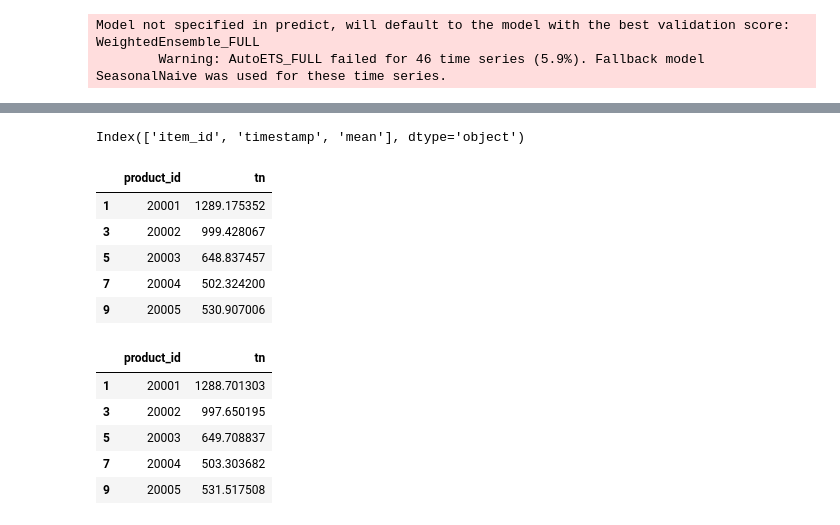
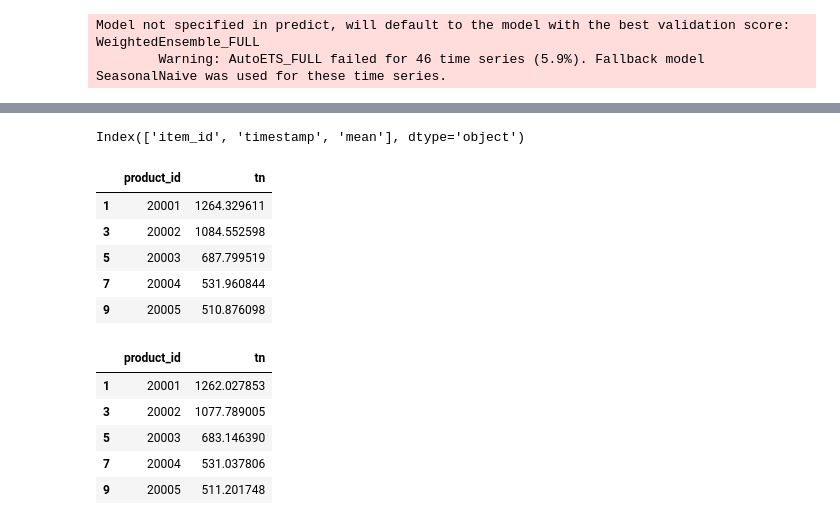
Before and after one commit to lgosende/labo3-2025r, a Jupyter notebook: scripts/02_autoluon_duckdb.ipynb, the cells around one changed output, grey strips where cells are left out. Drawn from its saved outputs; the diff is of its cells as text; code cells hidden in the pictures.

```diff
--- a/scripts/02_autoluon_duckdb.ipynb
+++ b/scripts/02_autoluon_duckdb.ipynb
@@ -175,7 +175,7 @@ predictor = TimeSeriesPredictor(
     prediction_length=2,
     target='tn',
     freq='MS',  # Frecuencia mensual (Month Start),
-    eval_metric='MAE',
+    #eval_metric='MAE',
     quantile_levels=[0.1, 0.2, 0.3, 0.4, 0.5, 0.6, 0.7, 0.8, 0.9],
     cache_predictions=True,
 
@@ -271,39 +269,39 @@ Index(['item_id', 'timestamp', '0.4'], dtype='object')
 # El código toma las predicciones generadas por AutoGluon (almacenadas en el objeto forecast)
 # y extrae únicamente la predicción media ('mean') para cada producto (item_id) en febrero 2020.
 
 # 1. Convierte el índice de forecast['mean'] en columnas normales con reset_index().
 # 2. Filtra solo las filas donde la columna 'timestamp' es igual a '2020-02-01' (febrero 2020).
 # 3. Selecciona solo las columnas 'item_id' y 'mean', que corresponden al identificador del producto y la predicción de toneladas.
 # 4. Renombra las columnas a 'product_id' y 'tn' para que sean más descriptivas y compatibles con el resto del flujo de trabajo.
 
 # Así, el DataFrame resultado contiene la predicción de ventas (en toneladas) para cada producto en febrero 2020, listo para guardar o analizar.
 # Extraer predicción media y filtrar febrero 2020
 forecast_mean = forecast['mean'].reset_index()
 print(forecast_mean.columns)
 
 # Tomar solo item_id y la predicción 'mean'
 resultado = forecast['mean'].reset_index()[['item_id', 'mean']]
 resultado.columns = ['product_id', 'tn']
 
 # Filtrar solo febrero 2020
 resultado = forecast['mean'].reset_index()
 resultado = resultado[resultado['timestamp'] == '2020-02-01']
 
 # Renombrar columnas
 resultado = resultado[['item_id', 'mean']]
 resultado.columns = ['product_id', 'tn']
 
 # 💾 7. Guardar archivo
-resultado.to_csv("../output/autogluon/predicciones_auto_numeric_MAE_val3_RF_Q10_mean.csv", index=False)
+resultado.to_csv("../output/autogluon/predicciones_auto_numeric_WQL_val3_RF_Q10_mean.csv", index=False)
 resultado.head()
 # %% [output]
 Index(['item_id', 'timestamp', 'mean'], dtype='object')
 |  | product_id | tn |
-| 1 | 20001 | 1289.175352 |
-| 3 | 20002 | 999.428067 |
-| 5 | 20003 | 648.837457 |
-| 7 | 20004 | 502.324200 |
-| 9 | 20005 | 530.907006 |
+| 1 | 20001 | 1264.329611 |
+| 3 | 20002 | 1084.552598 |
+| 5 | 20003 | 687.799519 |
+| 7 | 20004 | 531.960844 |
+| 9 | 20005 | 510.876098 |
 # %%
 #ensemble de quantiles, mas peso al 05.
 #forecast_04 = forecast['0.4'].reset_index()
@@ -321,12 +319,12 @@ resultado_ensemble = merged_forecast[merged_forecast['timestamp'] == '2020-02-01
 resultado_ensemble = resultado_ensemble[['item_id', 'ensemble']]
 resultado_ensemble.columns = ['product_id', 'tn']
 
-resultado_ensemble.to_csv("../output/autogluon/predicciones_auto_numeric_MAE_val3_RF_Q10_ensamble.csv", index=False)
+resultado_ensemble.to_csv("../output/autogluon/predicciones_auto_numeric_WQL_val3_RF_Q10_ensamble.csv", index=False)
 resultado_ensemble.head()
 # %% [output]
 |  | product_id | tn |
-| 1 | 20001 | 1288.701303 |
-| 3 | 20002 | 997.650195 |
-| 5 | 20003 | 649.708837 |
-| 7 | 20004 | 503.303682 |
-| 9 | 20005 | 531.517508 |
+| 1 | 20001 | 1262.027853 |
+| 3 | 20002 | 1077.789005 |
+| 5 | 20003 | 683.146390 |
+| 7 | 20004 | 531.037806 |
+| 9 | 20005 | 511.201748 |
```
Also changed, not shown: parts of 4 cells of this notebook, 3 other files.
